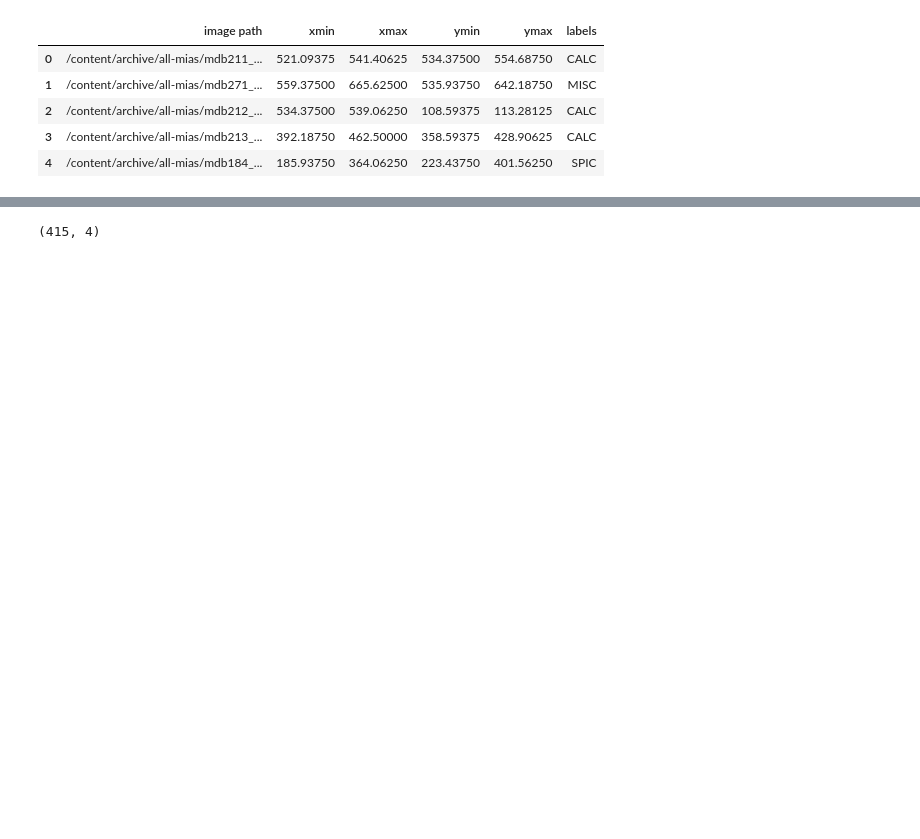
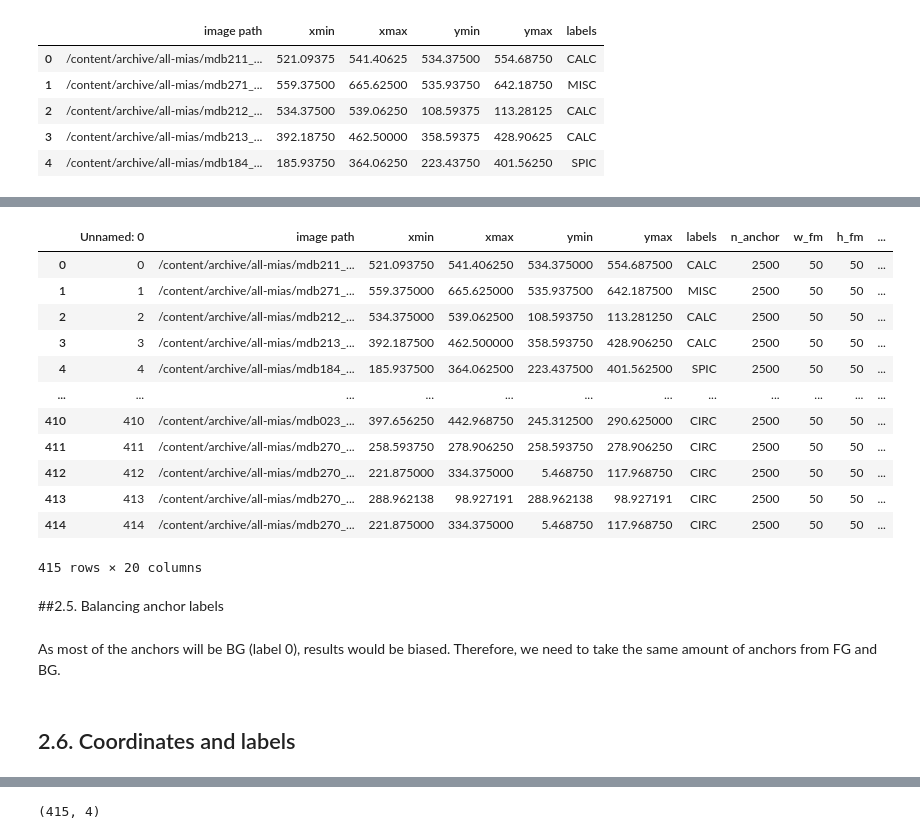
Before and after one commit to cfont03/Anomaly-breast-cancer-detection, a Jupyter notebook: train/1. Faster_R_CNN.ipynb, the cells around one changed output, grey strips where cells are left out. Cells and saved outputs as stored; diff of their text form; code cells hidden in the pictures; blank space fills up the shorter version.

```diff
--- a/train/1. Faster_R_CNN.ipynb
+++ b/train/1. Faster_R_CNN.ipynb
@@ -711,0 +872,20 @@ anchor_boxes(train_re)
+# %%
+IoU_faster_rcnn(train_re)
+# %% [output]
+|  | Unnamed: 0 | image path | xmin | xmax | ymin | ymax | labels | n_anchor | w_fm | h_fm | ... |
+| 0 | 0 | /content/archive/all-mias/mdb211_... | 521.093750 | 541.406250 | 534.375000 | 554.687500 | CALC | 2500 | 50 | 50 | ... |
+| 1 | 1 | /content/archive/all-mias/mdb271_... | 559.375000 | 665.625000 | 535.937500 | 642.187500 | MISC | 2500 | 50 | 50 | ... |
+| 2 | 2 | /content/archive/all-mias/mdb212_... | 534.375000 | 539.062500 | 108.593750 | 113.281250 | CALC | 2500 | 50 | 50 | ... |
+| 3 | 3 | /content/archive/all-mias/mdb213_... | 392.187500 | 462.500000 | 358.593750 | 428.906250 | CALC | 2500 | 50 | 50 | ... |
+| 4 | 4 | /content/archive/all-mias/mdb184_... | 185.937500 | 364.062500 | 223.437500 | 401.562500 | SPIC | 2500 | 50 | 50 | ... |
+| ... | ... | ... | ... | ... | ... | ... | ... | ... | ... | ... | ... |
+| 410 | 410 | /content/archive/all-mias/mdb023_... | 397.656250 | 442.968750 | 245.312500 | 290.625000 | CIRC | 2500 | 50 | 50 | ... |
+| 411 | 411 | /content/archive/all-mias/mdb270_... | 258.593750 | 278.906250 | 258.593750 | 278.906250 | CIRC | 2500 | 50 | 50 | ... |
+| 412 | 412 | /content/archive/all-mias/mdb270_... | 221.875000 | 334.375000 | 5.468750 | 117.968750 | CIRC | 2500 | 50 | 50 | ... |
+| 413 | 413 | /content/archive/all-mias/mdb270_... | 288.962138 | 98.927191 | 288.962138 | 98.927191 | CIRC | 2500 | 50 | 50 | ... |
+| 414 | 414 | /content/archive/all-mias/mdb270_... | 221.875000 | 334.375000 | 5.468750 | 117.968750 | CIRC | 2500 | 50 | 50 | ... |
+415 rows × 20 columns
+# %% [markdown]
+##2.5. Balancing anchor labels
+# %% [markdown]
+As most of the anchors will be BG (label 0), results would be biased. Therefore, we need to take the same amount of anchors from FG and BG.
@@ -711,0 +931,2 @@ anchor_boxes(train_re)
+# %% [markdown]
+## 2.6. Coordinates and labels
```
Also changed, not shown: parts of 55 cells of this notebook.
